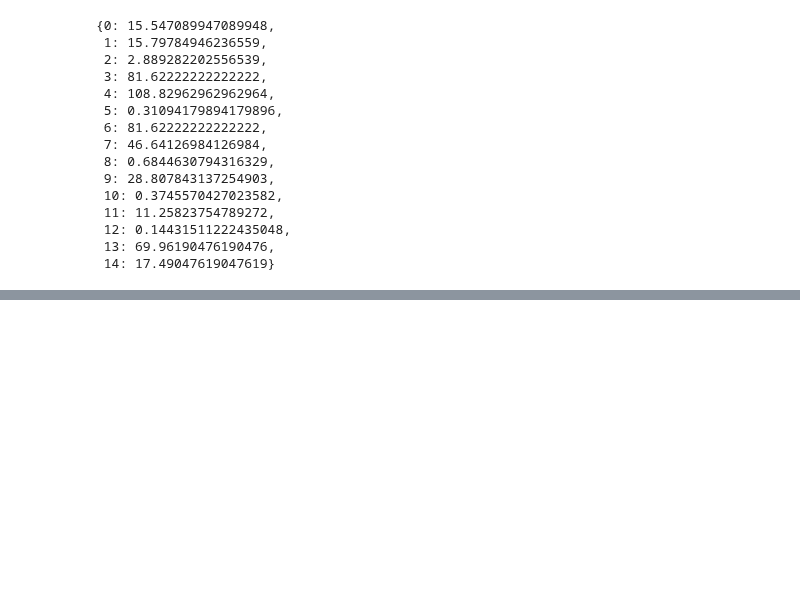
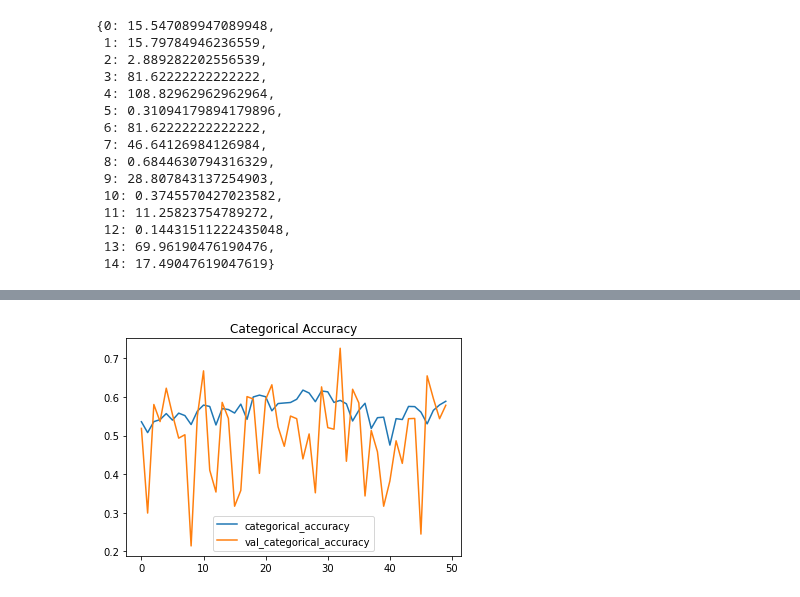
Before and after one commit to dmclark53/Springboard, a Jupyter notebook: Capstone-Project-Three/notebooks/1.0-dc-deep-learning.ipynb, the cells around one changed output, grey strips where cells are left out. Cells and saved outputs as stored; diff of their text form; code cells hidden in the pictures; blank space fills up the shorter version.

```diff
--- a/Capstone-Project-Three/notebooks/1.0-dc-deep-learning.ipynb
+++ b/Capstone-Project-Three/notebooks/1.0-dc-deep-learning.ipynb
@@ -339,11 +351,11 @@ array([  63,   62,  339,   12,    9, 3150,   12,   21, 1431,   34, 2615,
 # %%
 model_1.compile(optimizer='rmsprop',
-              loss='categorical_crossentropy',
-              metrics=[
-                  metrics.Accuracy(),
-                  metrics.categorical_accuracy,
-                  metrics.Precision(),
-                  metrics.Recall()
-              ])
-model_1.fit(X_train_normalized, y_train_one_hot, epochs=5, batch_size=64, class_weight=class_weights_dict)
+                loss='categorical_crossentropy',
+                metrics=[
+                    metrics.Accuracy(),
+                    metrics.categorical_accuracy,
+                    metrics.Precision(),
+                    metrics.Recall()
+                ])
+history_1 = model_1.fit(X_train_normalized, y_train_one_hot, validation_data=(X_val, y_val), epochs=50, batch_size=64, class_weight=class_weights_dict)
 # %% [output]
@@ -360,0 +383,2 @@ Epoch 5/5
+# %%
+df_history = pd.DataFrame(history_1.history)
@@ -360,0 +405,6 @@ Epoch 5/5
+# %%
+df_history.loc[:, ['categorical_accuracy', 'val_categorical_accuracy']].plot.line()
+plt.title('Categorical Accuracy')
+plt.show()
+# %% [output]
+[figure, added]
```
Also changed, not shown: parts of 19 cells of this notebook.
